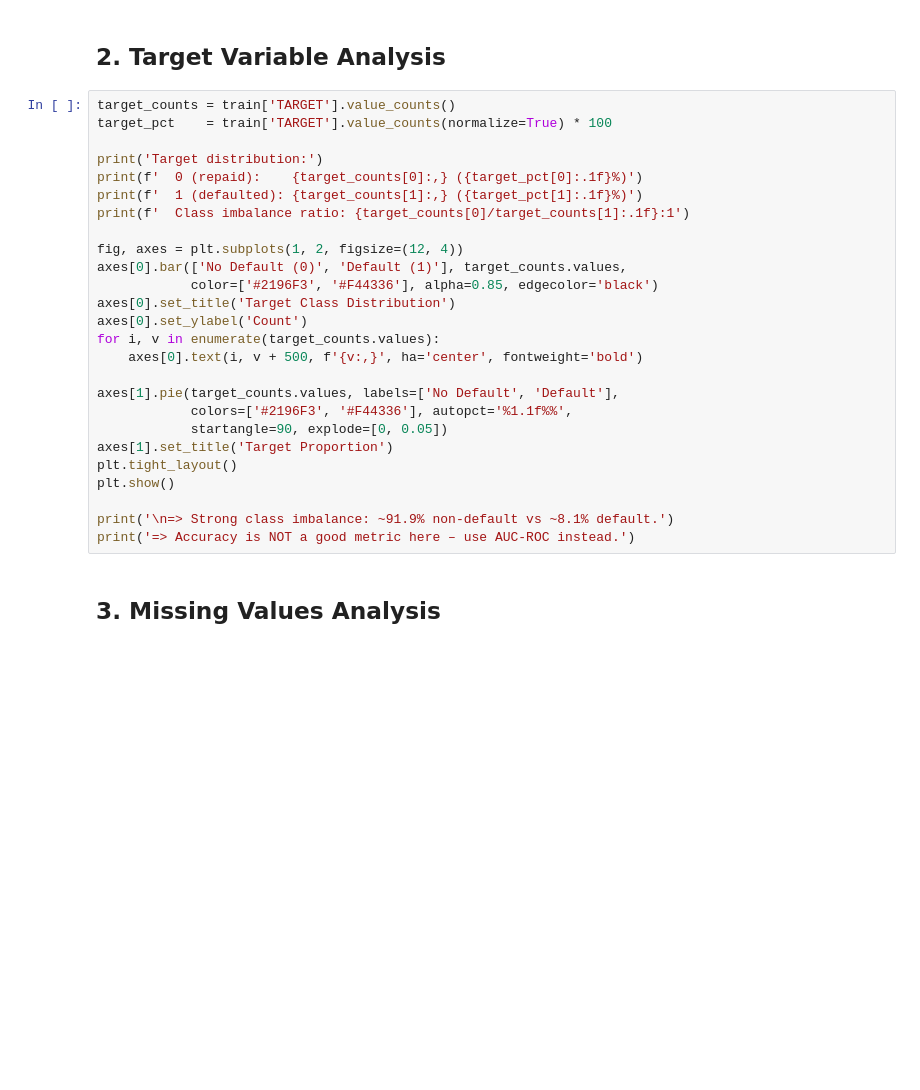
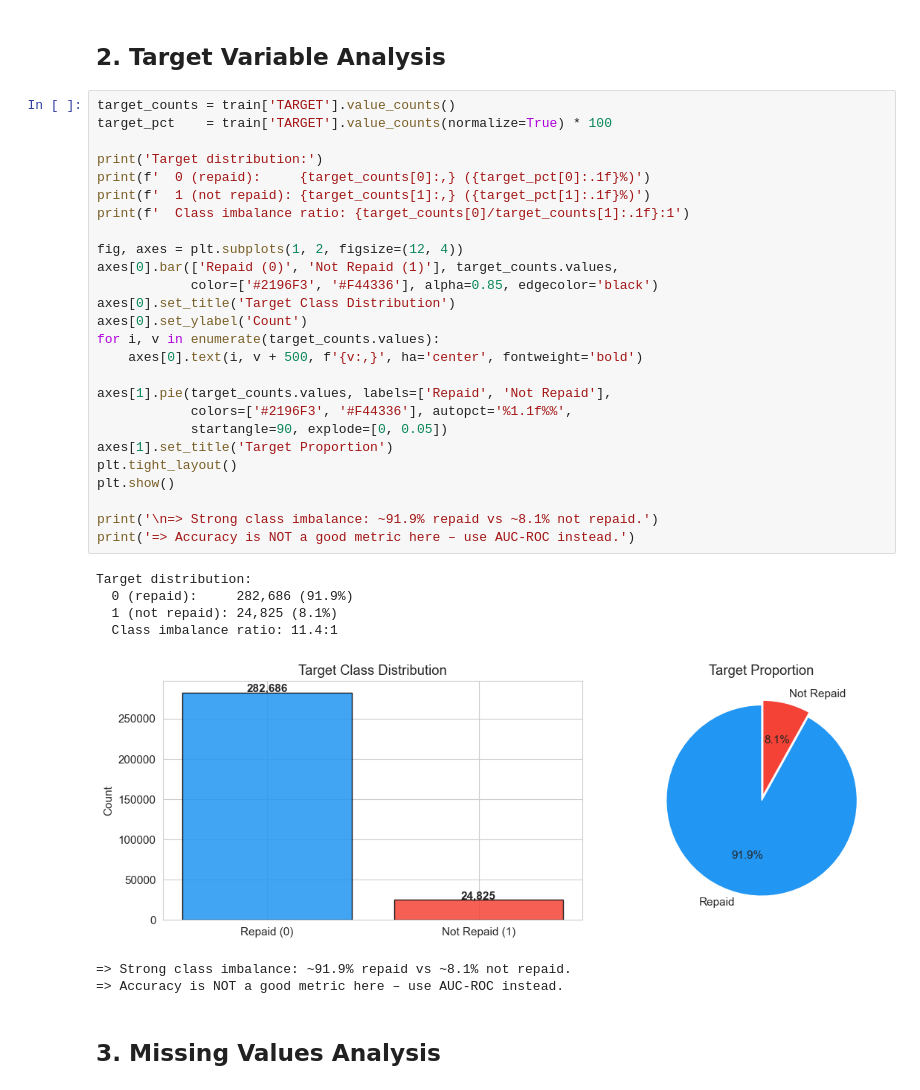
Before and after one commit to wxmohd/credit-scoring, a Jupyter notebook: results/feature_engineering/EDA.ipynb, the cells around one changed output. Cells and saved outputs as stored; diff of their text form; blank space fills up the shorter version.

```diff
--- a/results/feature_engineering/EDA.ipynb
+++ b/results/feature_engineering/EDA.ipynb
@@ -47,29 +64,37 @@ for name, df in [('bureau', bureau), ('bureau_balance', bureau_balance),
 # %%
 target_counts = train['TARGET'].value_counts()
 target_pct    = train['TARGET'].value_counts(normalize=True) * 100
 
 print('Target distribution:')
-print(f'  0 (repaid):    {target_counts[0]:,} ({target_pct[0]:.1f}%)')
-print(f'  1 (defaulted): {target_counts[1]:,} ({target_pct[1]:.1f}%)')
+print(f'  0 (repaid):     {target_counts[0]:,} ({target_pct[0]:.1f}%)')
+print(f'  1 (not repaid): {target_counts[1]:,} ({target_pct[1]:.1f}%)')
 print(f'  Class imbalance ratio: {target_counts[0]/target_counts[1]:.1f}:1')
 
 fig, axes = plt.subplots(1, 2, figsize=(12, 4))
-axes[0].bar(['No Default (0)', 'Default (1)'], target_counts.values,
+axes[0].bar(['Repaid (0)', 'Not Repaid (1)'], target_counts.values,
             color=['#2196F3', '#F44336'], alpha=0.85, edgecolor='black')
 axes[0].set_title('Target Class Distribution')
 axes[0].set_ylabel('Count')
 for i, v in enumerate(target_counts.values):
     axes[0].text(i, v + 500, f'{v:,}', ha='center', fontweight='bold')
 
-axes[1].pie(target_counts.values, labels=['No Default', 'Default'],
+axes[1].pie(target_counts.values, labels=['Repaid', 'Not Repaid'],
             colors=['#2196F3', '#F44336'], autopct='%1.1f%%',
             startangle=90, explode=[0, 0.05])
 axes[1].set_title('Target Proportion')
 plt.tight_layout()
 plt.show()
 
-print('\n=> Strong class imbalance: ~91.9% non-default vs ~8.1% default.')
+print('\n=> Strong class imbalance: ~91.9% repaid vs ~8.1% not repaid.')
 print('=> Accuracy is NOT a good metric here – use AUC-ROC instead.')
+# %% [output]
+Target distribution:
+  0 (repaid):     282,686 (91.9%)
+  1 (not repaid): 24,825 (8.1%)
+  Class imbalance ratio: 11.4:1
+[figure, added]
+=> Strong class imbalance: ~91.9% repaid vs ~8.1% not repaid.
+=> Accuracy is NOT a good metric here – use AUC-ROC instead.
 # %% [markdown]
 ## 3. Missing Values Analysis
 # %%
```
Also changed, not shown: parts of 21 cells of this notebook, 5 other files.
